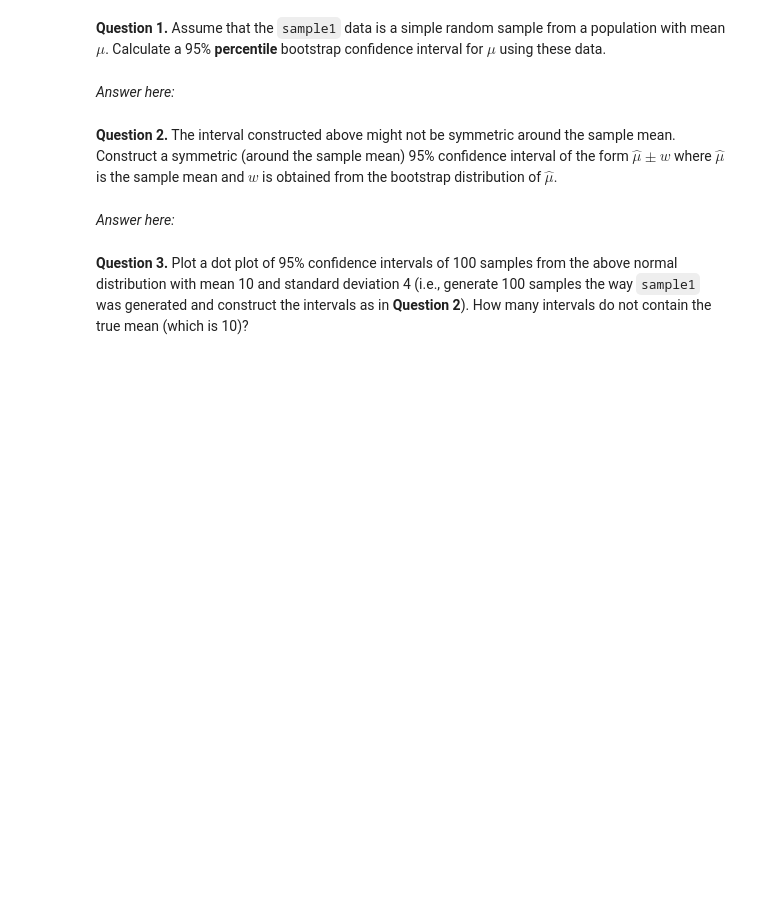
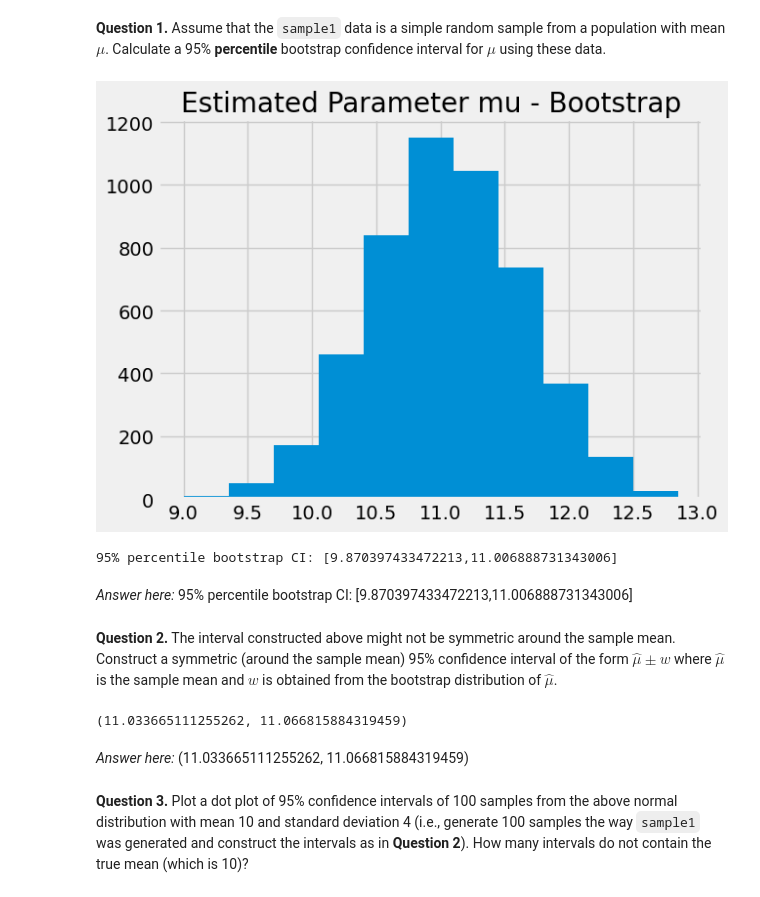
Before and after one commit to mattzhao-R/data-118, a Jupyter notebook: hw/HW06-AUTUMN22.ipynb, the cells around one changed output. Saved outputs shown, nothing was run; the diff lists cells and outputs as text; code cells hidden in the pictures; blank space fills up the shorter version.

```diff
--- a/hw/HW06-AUTUMN22.ipynb
+++ b/hw/HW06-AUTUMN22.ipynb
@@ -256,4 +278,26 @@ sample1
-# %% [markdown]
-*Answer here:*
+# %%
+# code here
+def proportions_in_resamples(nboot):
+    statistics = np.array([])
+    for i in np.arange(nboot):
+        bootstrap = np.random.choice(sample1,sample1.shape[0],replace=True)
+        sample_statistic = np.mean(bootstrap)
+        statistics = np.append(statistics, sample_statistic)
+    return statistics
+
+sampled_proportions = proportions_in_resamples(5000)
+
+plt.hist(sampled_proportions,bins=np.arange(9,13,0.35))
+plt.title("Estimated Parameter mu - Bootstrap")
+plt.show()
+
+upper = np.percentile(sampled_proportions,100*(1-0.95)/2)
+lower = np.percentile(sampled_proportions,100*(1-(1-0.95))/2)
+print('95% percentile bootstrap CI: [{},{}]'.format(upper,lower))
+# %% [output]
+[figure, added]
+95% percentile bootstrap CI: [9.870397433472213,11.006888731343006]
+# %% [markdown]
+*Answer here:* 95% percentile bootstrap CI: [9.870397433472213,11.006888731343006]
 # %% [markdown]
 **Question 2.** The interval constructed above might not be symmetric around the sample mean. Construct a symmetric (around the sample mean) 95% confidence interval of the form $\hat\mu\pm w$ where $\hat\mu$ is the sample mean and $w$ is obtained from the bootstrap distribution of $\hat\mu$.
@@ -262,4 +304,16 @@ sample1
+# %%
+# code here
+m = np.mean(sampled_proportions)
+s = np.std(sampled_proportions)
+dof = len(sampled_proportions)-1
+confidence = 0.95
+
+t_crit = np.abs(t.ppf((1-confidence)/2,dof))
+
+(m-s*t_crit/np.sqrt(len(sampled_proportions)), m+s*t_crit/np.sqrt(len(sampled_proportions)))
+# %% [output]
+(11.033665111255262, 11.066815884319459)
 # %% [markdown]
-*Answer here:*
+*Answer here:* (11.033665111255262, 11.066815884319459)
 # %% [markdown]
 **Question 3.**  Plot a dot plot of 95% confidence intervals of 100 samples from the above normal distribution with mean 10 and standard deviation 4 (i.e., generate 100 samples the way `sample1` was generated and construct the intervals as in **Question 2**). How many intervals do not contain the true mean (which is 10)?
```
Also changed, not shown: parts of 14 cells of this notebook.
